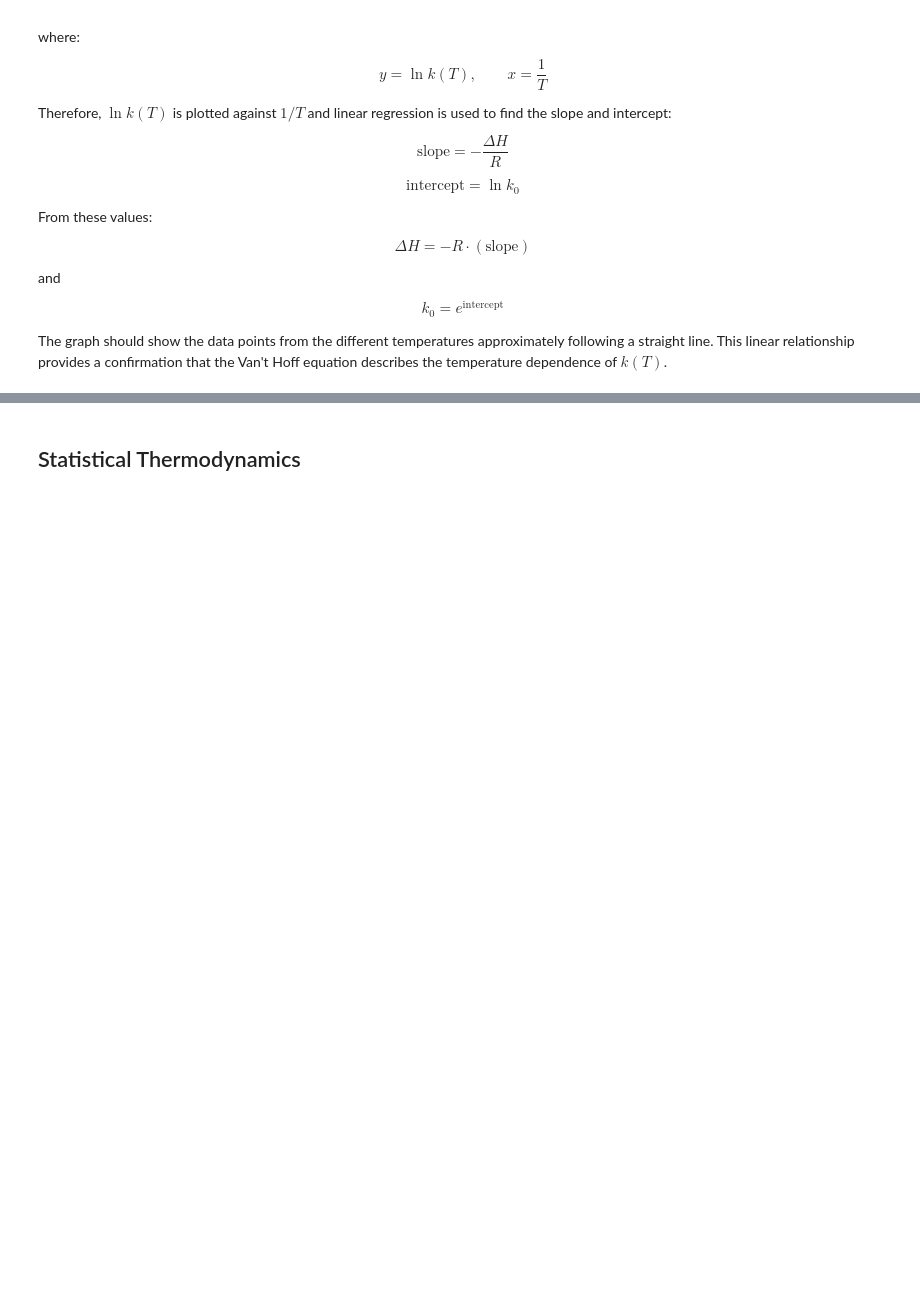
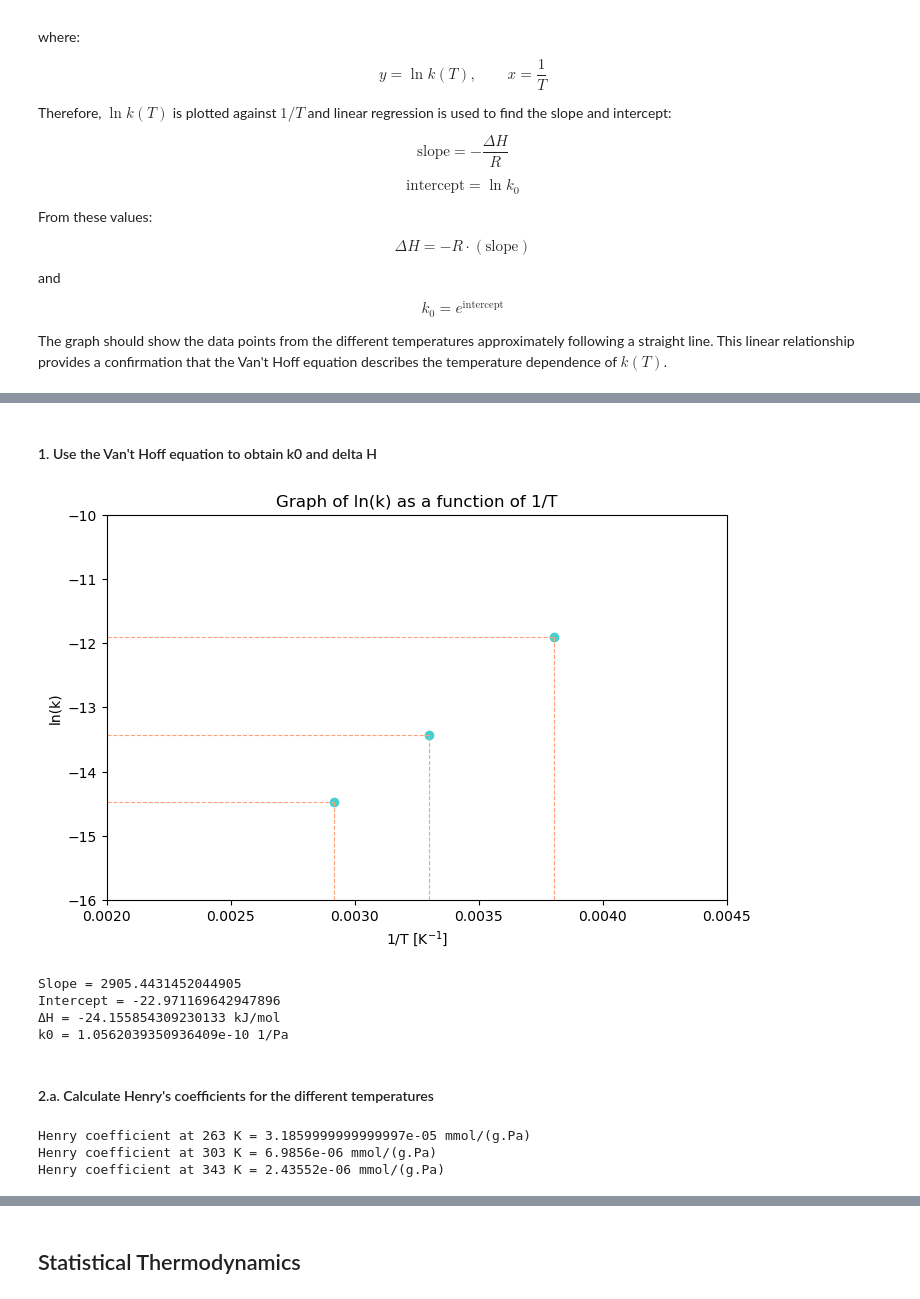
Before and after one commit to taistt/modeling-lab, a Jupyter notebook: GroupL_Block2_assignment1.ipynb, the cells around one changed output, grey strips where cells are left out. Cells and saved outputs as stored; diff of their text form; code cells hidden in the pictures; blank space fills up the shorter version.

```diff
--- a/GroupL_Block2_assignment1.ipynb
+++ b/GroupL_Block2_assignment1.ipynb
@@ -193,0 +208,74 @@ The graph should show the data points from the different temperatures approximat
+# %% [markdown]
+#### 1. Use the Van't Hoff equation to obtain k0 and delta H
+# %%
+#Group the temperatures and K values in arrays
+
+T = np.array([263, 303, 343])
+
+k = np.array([6.75e-6, 1.48e-6, 5.16e-7])
+
+# We know that we need to plot lnk vs. 1/T
+
+inverseT = 1 / T
+lnk = np.log(k)
+
+# Plot of lnk vs. 1/T
+
+plt.figure(figsize=(8, 5))
+
+plt.scatter(inverseT, lnk, color="mediumturquoise")
+
+plt.xlim(0.0020, 0.0045)
+plt.ylim(-16, -10)
+
+for x, y in zip(inverseT, lnk):
+    plt.plot([x, x], [plt.ylim()[0], y], linestyle="--", color="lightsalmon", linewidth=0.8)
+    plt.plot([plt.xlim()[0], x], [y, y], linestyle="--", color="lightsalmon", linewidth=0.8)
+
+plt.xlabel("1/T [K$^{-1}$]")
+plt.ylabel("ln(k)")
+plt.title("Graph of ln(k) as a function of 1/T")
+
+plt.show()
+
+# Solve for the unknowns by linear fitting
+
+slope, intercept = np.polyfit(inverseT, lnk, 1)
+
+R = 8.314
+
+Delta_H = -slope * R
+k0 = np.exp(intercept)
+
+# Print the results
+
+print("Slope =", slope)
+print("Intercept =", intercept)
+print("ΔH =", Delta_H / 1000, "kJ/mol")
+print("k0 =", k0, "1/Pa")
+# %% [output]
+[figure, added]
+Slope = 2905.4431452044905
+Intercept = -22.971169642947896
+ΔH = -24.155854309230133 kJ/mol
+k0 = 1.0562039350936409e-10 1/Pa
+# %% [markdown]
+#### 2.a. Calculate Henry's coefficients for the different temperatures
+# %%
+# Calculating the Henry's coefficients
+
+qsat = 4.72
+
+# Remember the formula for Kh (mmol/(g.Pa))
+
+Kh = qsat * k
+
+# Print the results
+
+print("Henry coefficient at 263 K =", Kh[0], "mmol/(g.Pa)")
+print("Henry coefficient at 303 K =", Kh[1], "mmol/(g.Pa)")
+print("Henry coefficient at 343 K =", Kh[2], "mmol/(g.Pa)")
+# %% [output]
+Henry coefficient at 263 K = 3.1859999999999997e-05 mmol/(g.Pa)
+Henry coefficient at 303 K = 6.9856e-06 mmol/(g.Pa)
+Henry coefficient at 343 K = 2.43552e-06 mmol/(g.Pa)
```
Also changed, not shown: parts of 6 cells of this notebook.
